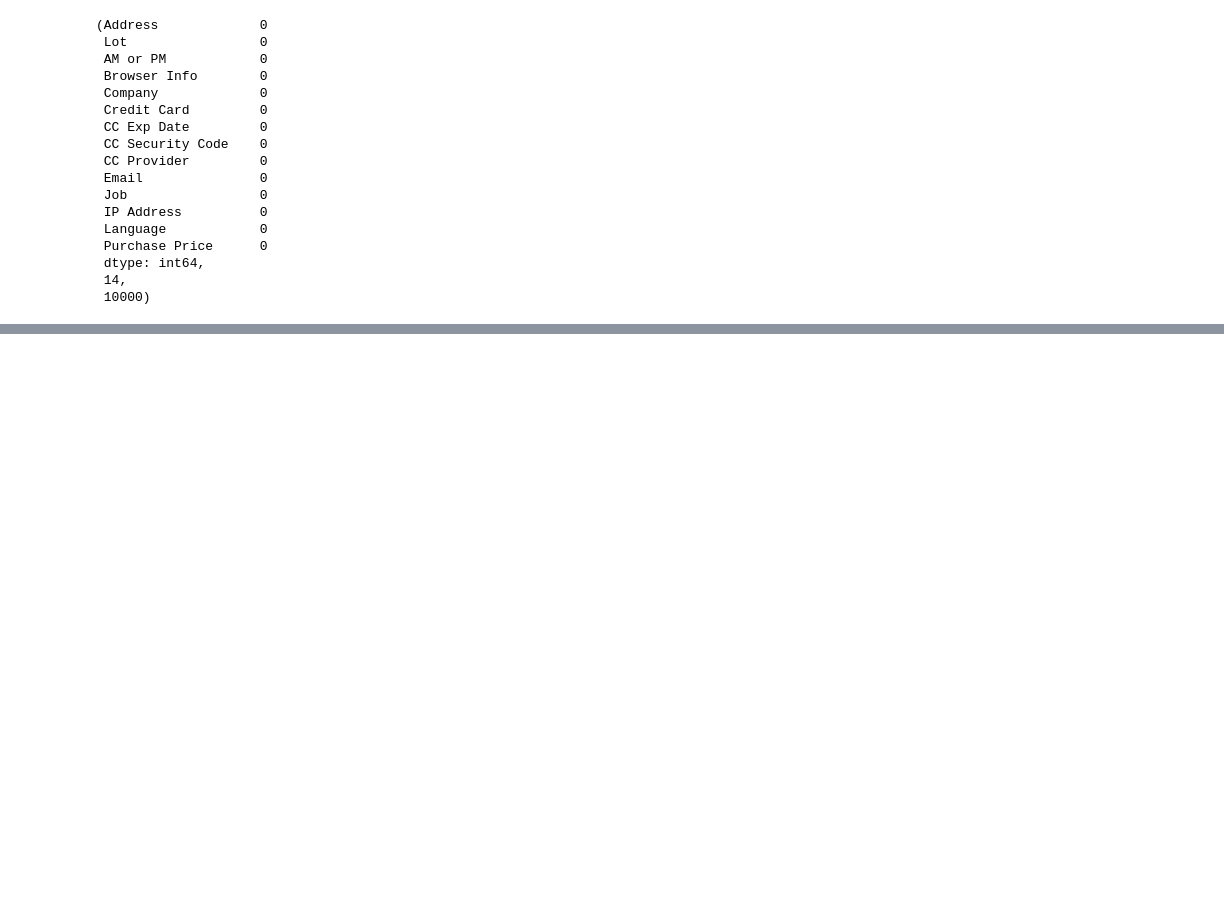
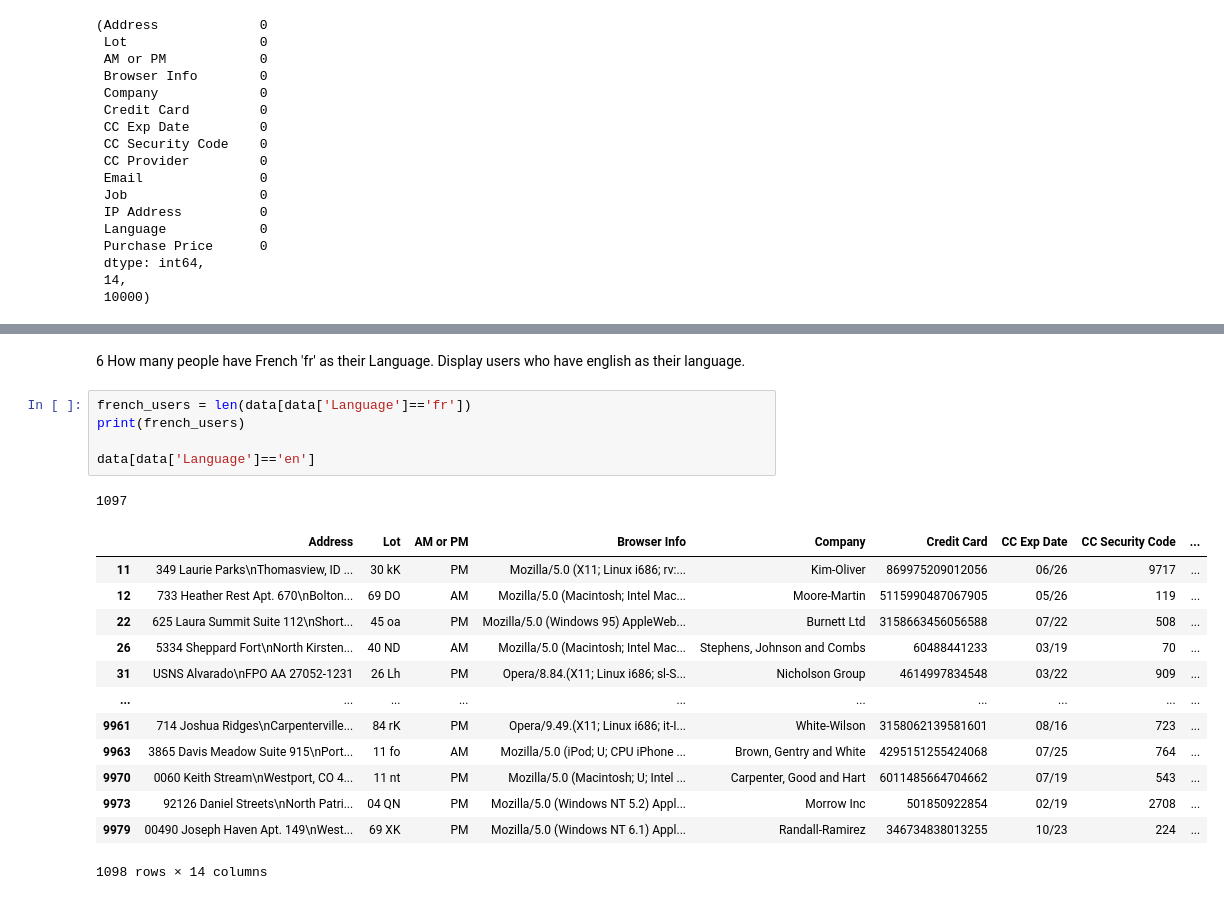
Before and after one commit to faixankh07-dvader/DATA-ANALYSIS-PYTHON-PANDAS, a Jupyter notebook: ECOMMERCE_PURCHASE/main.ipynb, the cells around one changed output, grey strips where cells are left out. Cells and saved outputs as stored; diff of their text form; blank space fills up the shorter version.

```diff
--- a/ECOMMERCE_PURCHASE/main.ipynb
+++ b/ECOMMERCE_PURCHASE/main.ipynb
@@ -97,0 +130,22 @@ missing_values, num_columns, num_rows
+# %% [markdown]
+6 How many people have French 'fr' as their Language. Display users who have english as their language.
+# %%
+french_users = len(data[data['Language']=='fr'])
+print(french_users)
+
+data[data['Language']=='en']
+# %% [output]
+1097
+|  | Address | Lot | AM or PM | Browser Info | Company | Credit Card | CC Exp Date | CC Security Code | ... |
+| 11 | 349 Laurie Parks\nThomasview, ID ... | 30 kK | PM | Mozilla/5.0 (X11; Linux i686; rv:... | Kim-Oliver | 869975209012056 | 06/26 | 9717 | ... |
+| 12 | 733 Heather Rest Apt. 670\nBolton... | 69 DO | AM | Mozilla/5.0 (Macintosh; Intel Mac... | Moore-Martin | 5115990487067905 | 05/26 | 119 | ... |
+| 22 | 625 Laura Summit Suite 112\nShort... | 45 oa | PM | Mozilla/5.0 (Windows 95) AppleWeb... | Burnett Ltd | 3158663456056588 | 07/22 | 508 | ... |
+| 26 | 5334 Sheppard Fort\nNorth Kirsten... | 40 ND | AM | Mozilla/5.0 (Macintosh; Intel Mac... | Stephens, Johnson and Combs | 60488441233 | 03/19 | 70 | ... |
+| 31 | USNS Alvarado\nFPO AA 27052-1231 | 26 Lh | PM | Opera/8.84.(X11; Linux i686; sl-S... | Nicholson Group | 4614997834548 | 03/22 | 909 | ... |
+| ... | ... | ... | ... | ... | ... | ... | ... | ... | ... |
+| 9961 | 714 Joshua Ridges\nCarpenterville... | 84 rK | PM | Opera/9.49.(X11; Linux i686; it-I... | White-Wilson | 3158062139581601 | 08/16 | 723 | ... |
+| 9963 | 3865 Davis Meadow Suite 915\nPort... | 11 fo | AM | Mozilla/5.0 (iPod; U; CPU iPhone ... | Brown, Gentry and White | 4295151255424068 | 07/25 | 764 | ... |
+| 9970 | 0060 Keith Stream\nWestport, CO 4... | 11 nt | PM | Mozilla/5.0 (Macintosh; U; Intel ... | Carpenter, Good and Hart | 6011485664704662 | 07/19 | 543 | ... |
+| 9973 | 92126 Daniel Streets\nNorth Patri... | 04 QN | PM | Mozilla/5.0 (Windows NT 5.2) Appl... | Morrow Inc | 501850922854 | 02/19 | 2708 | ... |
+| 9979 | 00490 Joseph Haven Apt. 149\nWest... | 69 XK | PM | Mozilla/5.0 (Windows NT 6.1) Appl... | Randall-Ramirez | 346734838013255 | 10/23 | 224 | ... |
+1098 rows × 14 columns
```
Also changed, not shown: parts of 6 cells of this notebook.
